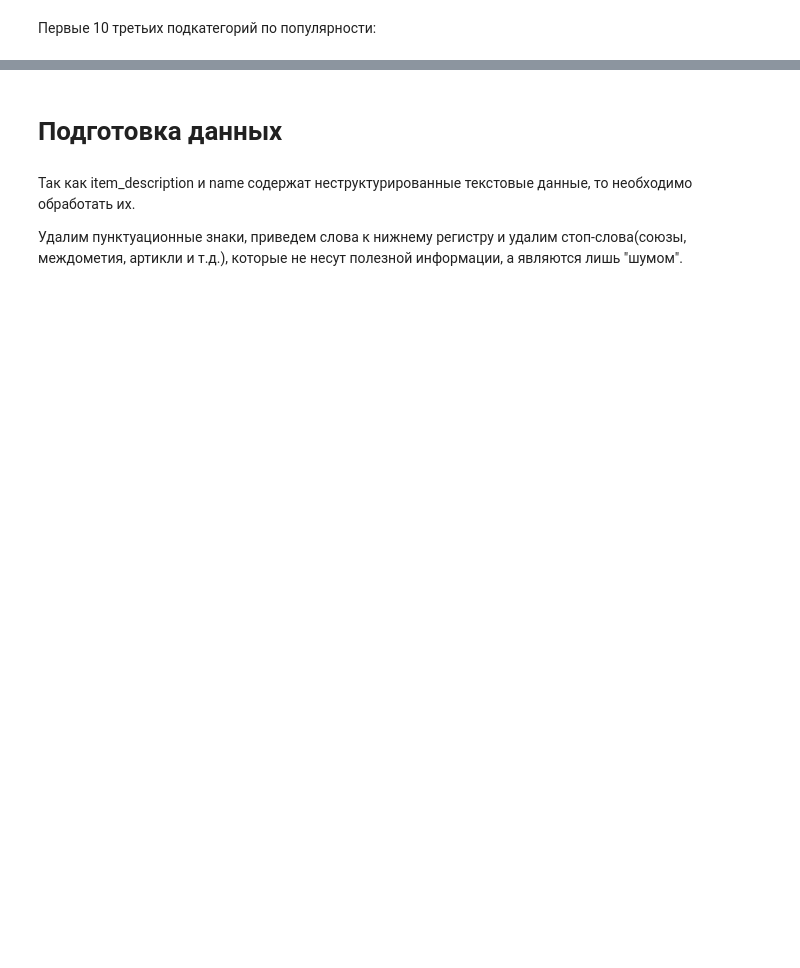
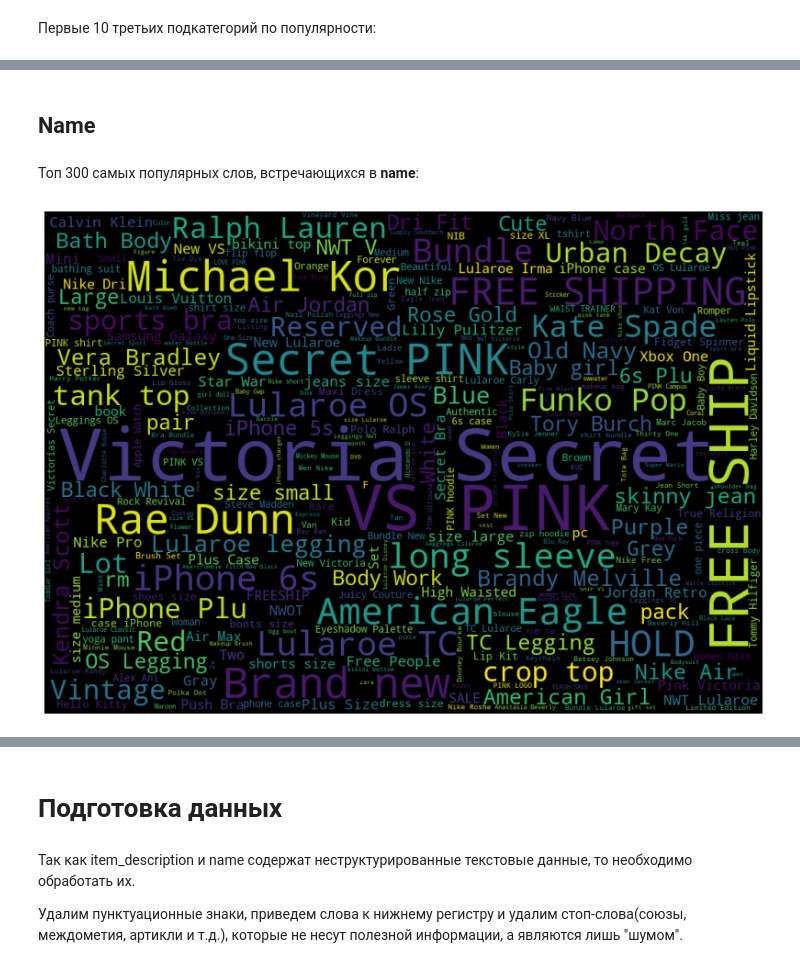
Before and after one commit to nisded/graduation_work, a Jupyter notebook: Mercari price suggestion.ipynb, the cells around one changed output, grey strips where cells are left out. Cells and saved outputs as stored; diff of their text form; code cells hidden in the pictures; blank space fills up the shorter version.

```diff
--- a/Mercari price suggestion.ipynb
+++ b/Mercari price suggestion.ipynb
@@ -463,0 +474,14 @@ Cases, Covers & Skins: 1.66 %
+# %% [markdown]
+## Name
+# %% [markdown]
+Топ 300 самых популярных слов, встречающихся в **name**:
+# %%
+from wordcloud import WordCloud
+
+wc = WordCloud(max_words=300, width = 1000, height = 700).generate(" ".join(data['name'].astype(str)))
+plt.figure(figsize = (14, 12))
+plt.axis("off")
+plt.imshow(wc)
+plt.show()
+# %% [output]
+[figure, added]
```
Also changed, not shown: parts of 56 cells of this notebook, 1 other file.
